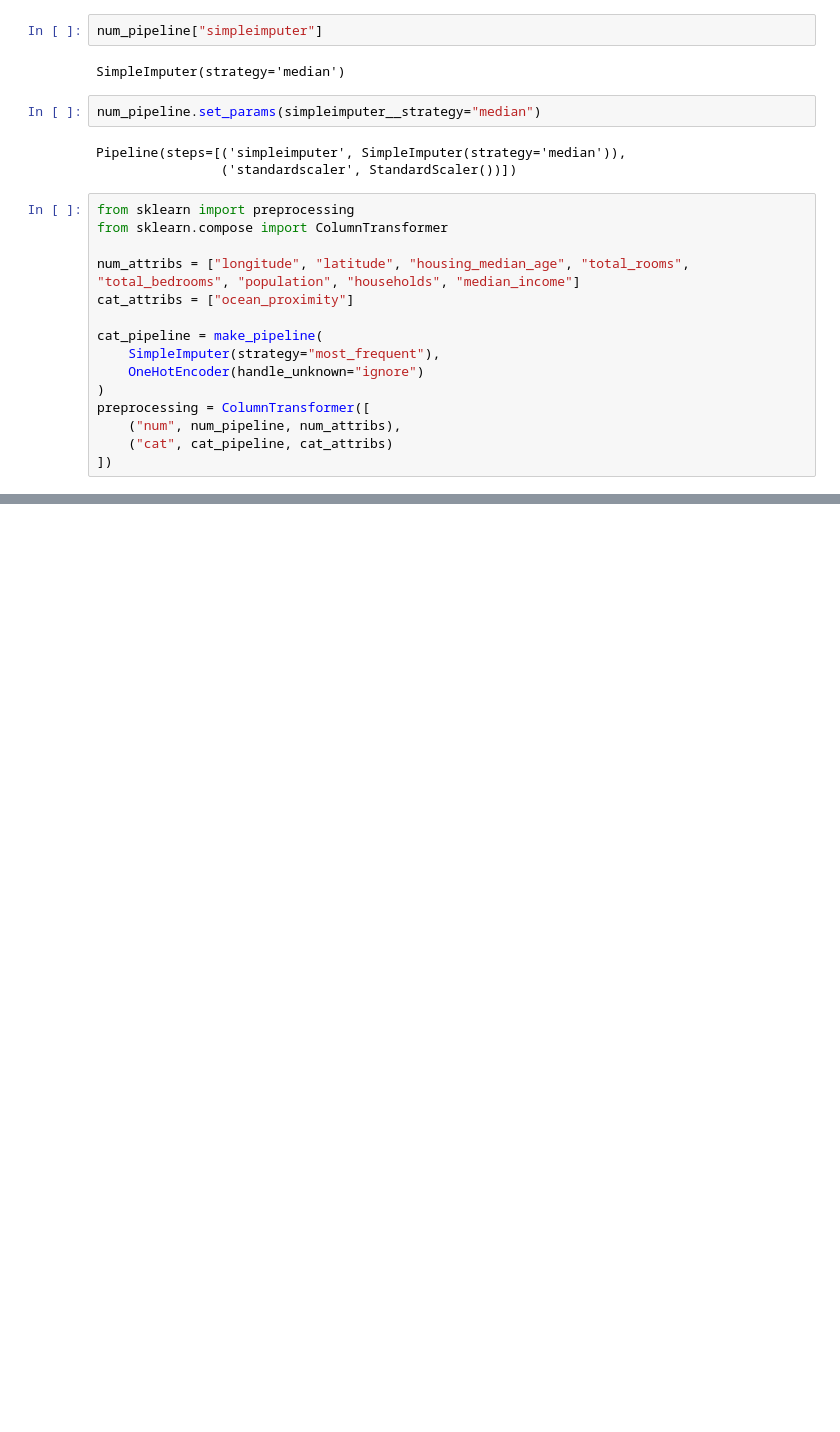
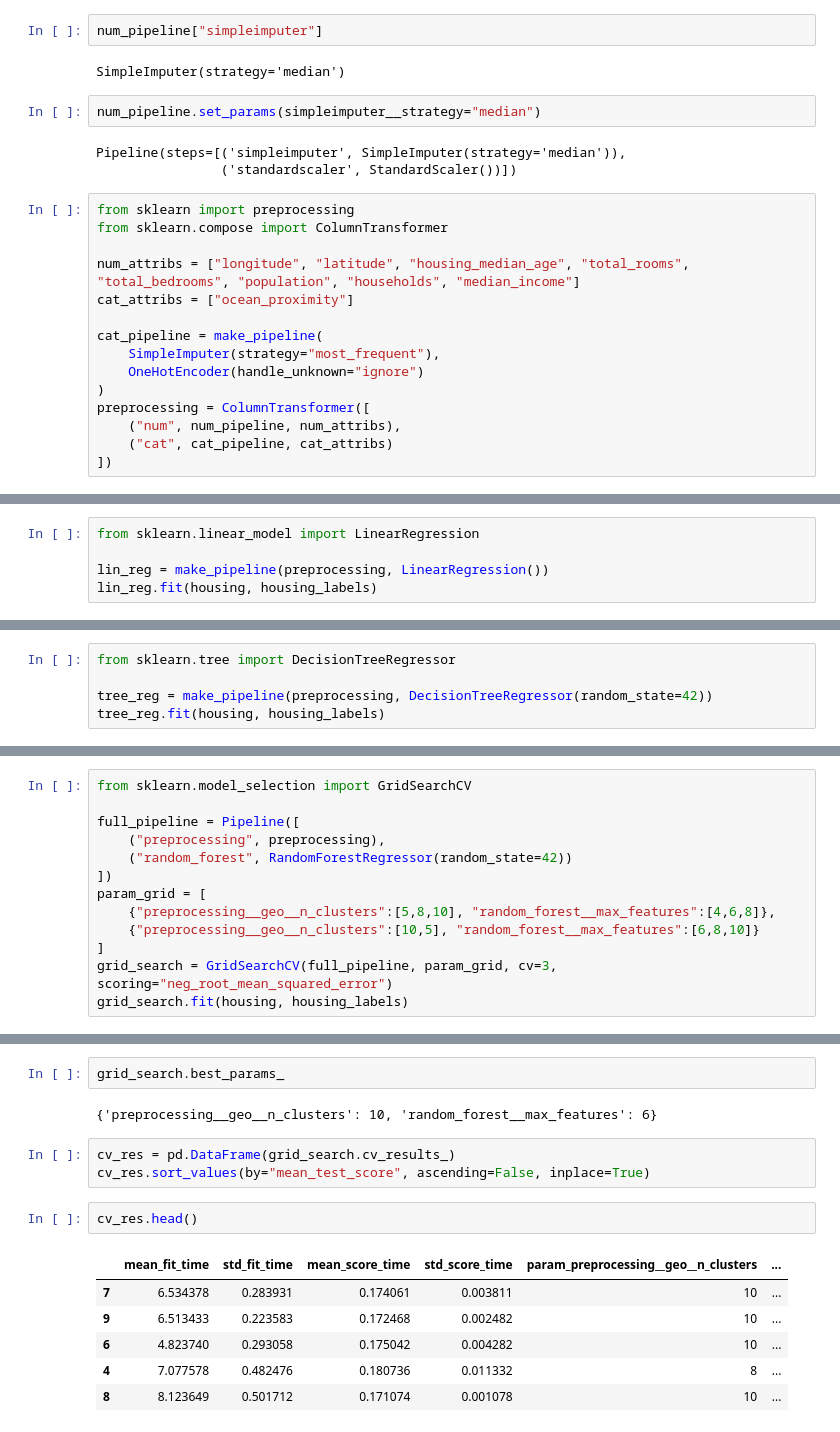
Before and after one commit to SoheilBadri2000/hoSKlearnKerasTensorflow, a Jupyter notebook: ch02.ipynb, the cells around one changed output, grey strips where cells are left out. Cells and saved outputs as stored; diff of their text form; blank space fills up the shorter version.

```diff
--- a/ch02.ipynb
+++ b/ch02.ipynb
@@ -848,0 +950,5 @@ preprocessing = ColumnTransformer([
+# %%
+from sklearn.linear_model import LinearRegression
+
+lin_reg = make_pipeline(preprocessing, LinearRegression())
+lin_reg.fit(housing, housing_labels)
@@ -848,0 +995,5 @@ preprocessing = ColumnTransformer([
+# %%
+from sklearn.tree import DecisionTreeRegressor
+
+tree_reg = make_pipeline(preprocessing, DecisionTreeRegressor(random_state=42))
+tree_reg.fit(housing, housing_labels)
@@ -848,0 +1082,13 @@ preprocessing = ColumnTransformer([
+# %%
+from sklearn.model_selection import GridSearchCV
+
+full_pipeline = Pipeline([
+    ("preprocessing", preprocessing),
+    ("random_forest", RandomForestRegressor(random_state=42))
+])
+param_grid = [
+    {"preprocessing__geo__n_clusters":[5,8,10], "random_forest__max_features":[4,6,8]},
+    {"preprocessing__geo__n_clusters":[10,5], "random_forest__max_features":[6,8,10]}
+]
+grid_search = GridSearchCV(full_pipeline, param_grid, cv=3, scoring="neg_root_mean_squared_error")
+grid_search.fit(housing, housing_labels)
@@ -848,0 +1115,16 @@ preprocessing = ColumnTransformer([
+# %%
+grid_search.best_params_
+# %% [output]
+{'preprocessing__geo__n_clusters': 10, 'random_forest__max_features': 6}
+# %%
+cv_res = pd.DataFrame(grid_search.cv_results_)
+cv_res.sort_values(by="mean_test_score", ascending=False, inplace=True)
+# %%
+cv_res.head()
+# %% [output]
+|  | mean_fit_time | std_fit_time | mean_score_time | std_score_time | param_preprocessing__geo__n_clusters | ... |
+| 7 | 6.534378 | 0.283931 | 0.174061 | 0.003811 | 10 | ... |
+| 9 | 6.513433 | 0.223583 | 0.172468 | 0.002482 | 10 | ... |
+| 6 | 4.823740 | 0.293058 | 0.175042 | 0.004282 | 10 | ... |
+| 4 | 7.077578 | 0.482476 | 0.180736 | 0.011332 | 8 | ... |
+| 8 | 8.123649 | 0.501712 | 0.171074 | 0.001078 | 10 | ... |
```
Also changed, not shown: parts of 27 cells of this notebook.
